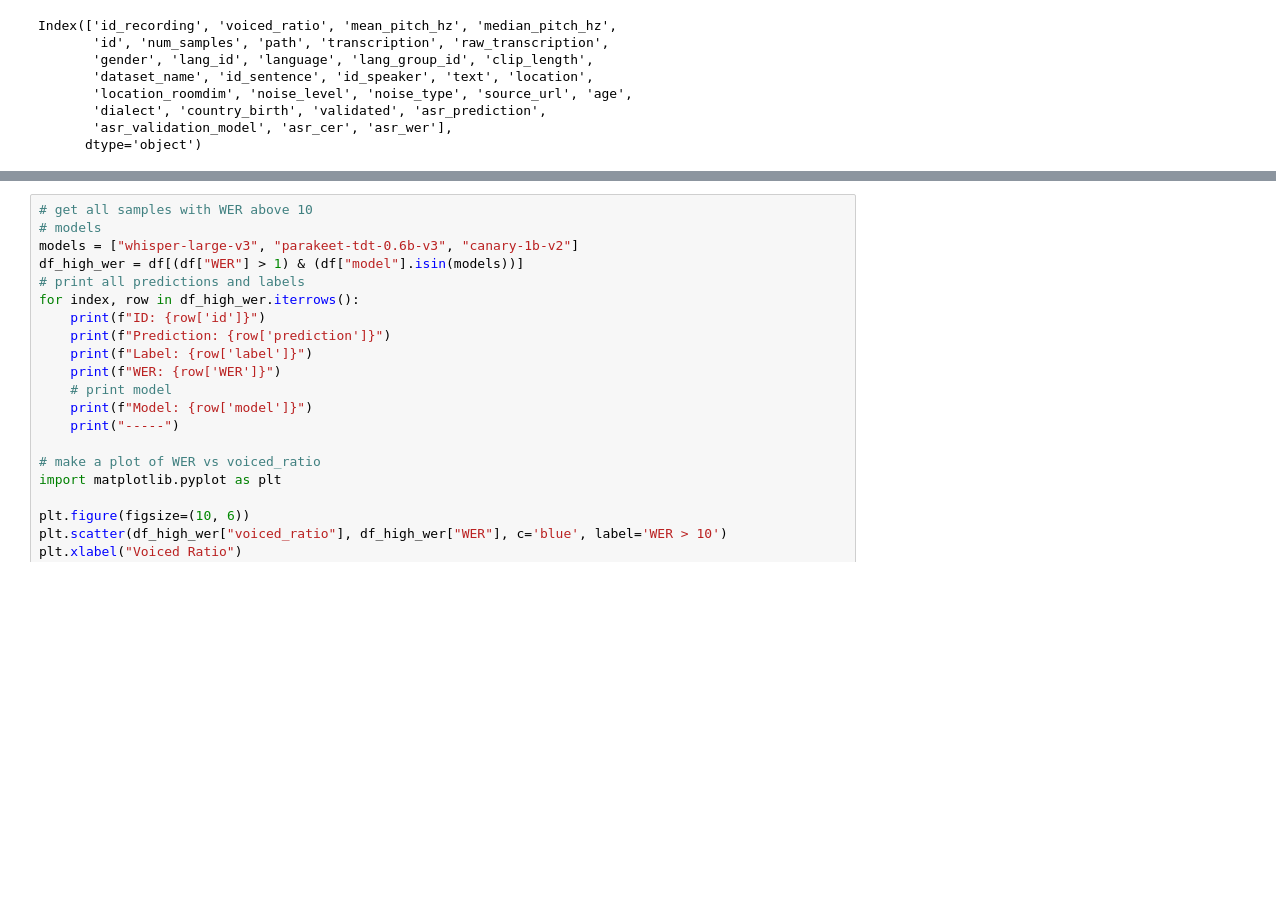
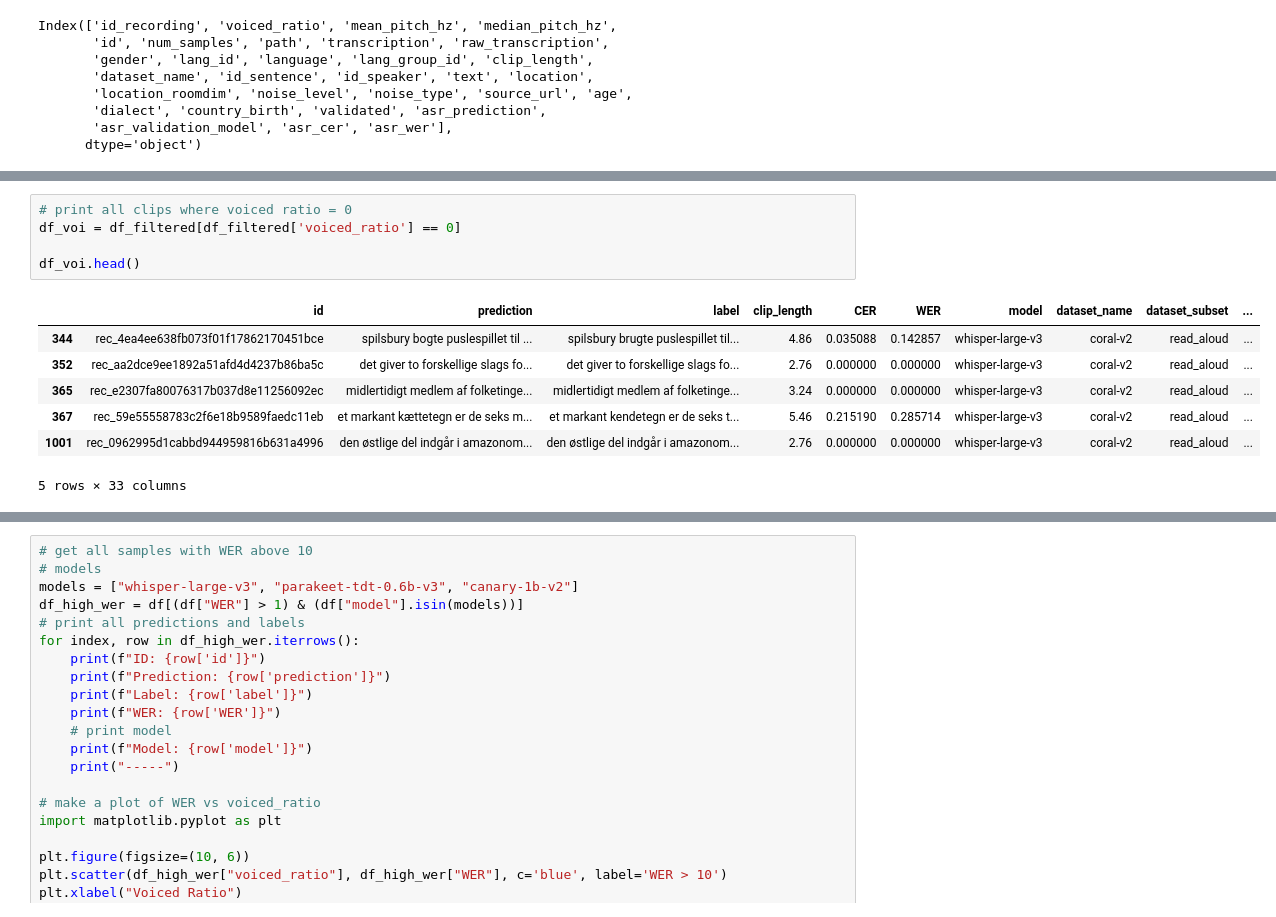
Before and after one commit to jhoffe/master_thesis, a Jupyter notebook: notebooks/evaluate_model.ipynb, the cells around one changed output, grey strips where cells are left out. Saved outputs shown, nothing was run; the diff lists cells and outputs as text; blank space fills up the shorter version.

```diff
--- a/notebooks/evaluate_model.ipynb
+++ b/notebooks/evaluate_model.ipynb
@@ -102,0 +130,13 @@ Model: canary-1b-v2, Pearson Correlation: -0.0436, P-value: 1.8420e-01
+# %%
+# print all clips where voiced ratio = 0
+df_voi = df_filtered[df_filtered['voiced_ratio'] == 0]
+
+df_voi.head()
+# %% [output]
+|  | id | prediction | label | clip_length | CER | WER | model | dataset_name | dataset_subset | ... |
+| 344 | rec_4ea4ee638fb073f01f17862170451bce | spilsbury bogte puslespillet til ... | spilsbury brugte puslespillet til... | 4.86 | 0.035088 | 0.142857 | whisper-large-v3 | coral-v2 | read_aloud | ... |
+| 352 | rec_aa2dce9ee1892a51afd4d4237b86ba5c | det giver to forskellige slags fo... | det giver to forskellige slags fo... | 2.76 | 0.000000 | 0.000000 | whisper-large-v3 | coral-v2 | read_aloud | ... |
+| 365 | rec_e2307fa80076317b037d8e11256092ec | midlertidigt medlem af folketinge... | midlertidigt medlem af folketinge... | 3.24 | 0.000000 | 0.000000 | whisper-large-v3 | coral-v2 | read_aloud | ... |
+| 367 | rec_59e55558783c2f6e18b9589faedc11eb | et markant kættetegn er de seks m... | et markant kendetegn er de seks t... | 5.46 | 0.215190 | 0.285714 | whisper-large-v3 | coral-v2 | read_aloud | ... |
+| 1001 | rec_0962995d1cabbd944959816b631a4996 | den østlige del indgår i amazonom... | den østlige del indgår i amazonom... | 2.76 | 0.000000 | 0.000000 | whisper-large-v3 | coral-v2 | read_aloud | ... |
+5 rows × 33 columns
```
Also changed, not shown: parts of 8 cells of this notebook, 3 other files.
